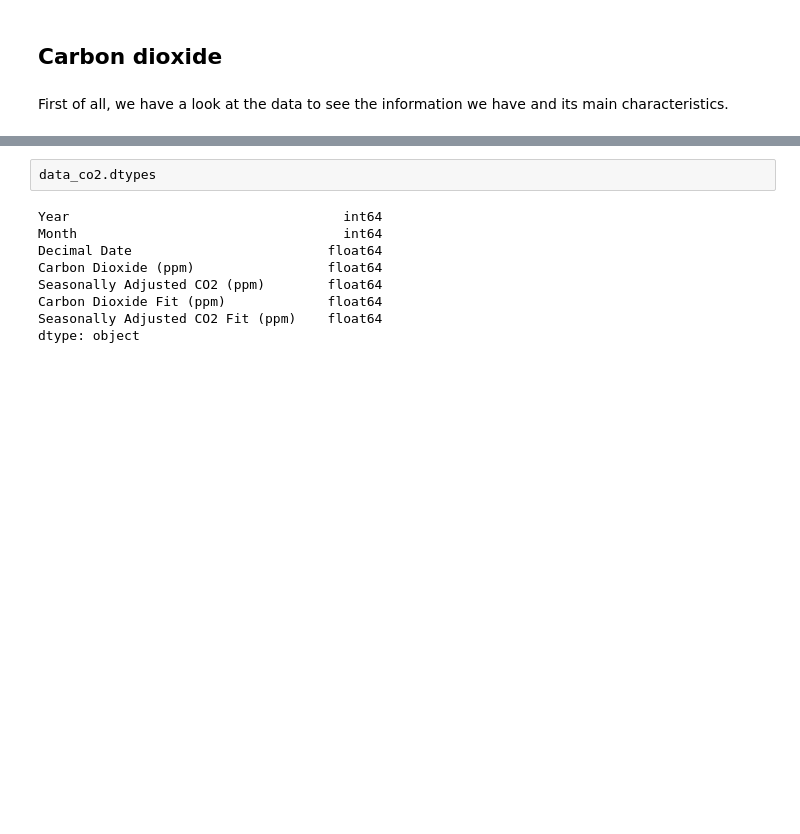
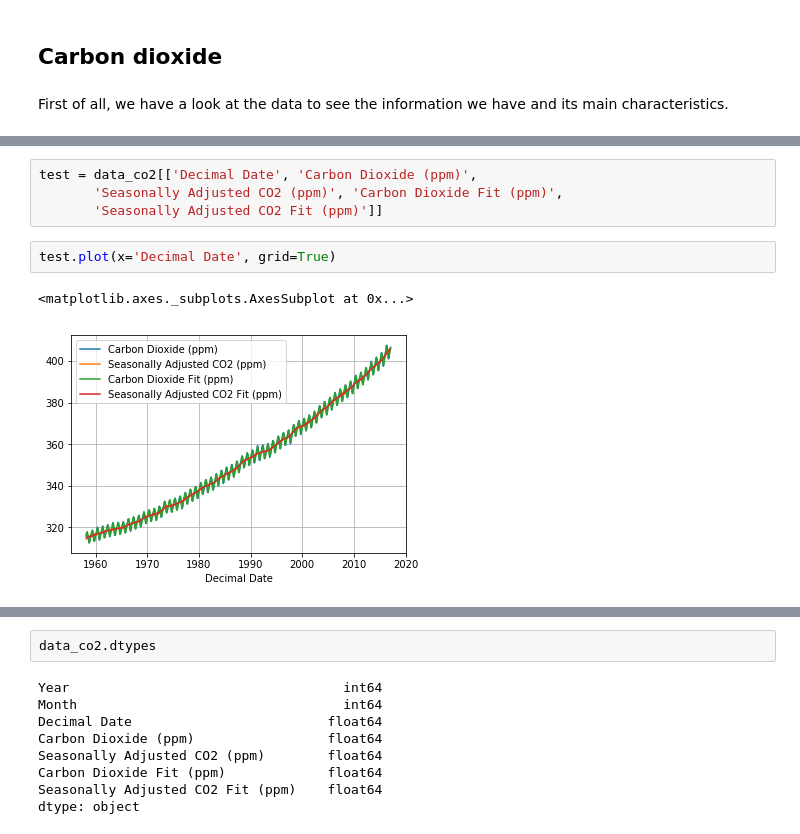
Before and after one commit to annaviper/climate-change, a Jupyter notebook: 1_data_cleaning.ipynb, the cells around one changed output, grey strips where cells are left out. Cells and saved outputs as stored; diff of their text form; blank space fills up the shorter version.

```diff
--- a/1_data_cleaning.ipynb
+++ b/1_data_cleaning.ipynb
@@ -24,3 +28,12 @@ data_co2.head()
 | 2 | 1958 | 3 | 1958.2027 | 315.69 | 314.42 | 316.18 | ... |
 | 3 | 1958 | 4 | 1958.2877 | 317.45 | 315.15 | 317.30 | ... |
 | 4 | 1958 | 5 | 1958.3699 | 317.50 | 314.73 | 317.83 | ... |
+# %%
+test = data_co2[['Decimal Date', 'Carbon Dioxide (ppm)',
+       'Seasonally Adjusted CO2 (ppm)', 'Carbon Dioxide Fit (ppm)',
+       'Seasonally Adjusted CO2 Fit (ppm)']]
+# %%
+test.plot(x='Decimal Date', grid=True)
+# %% [output]
+<matplotlib.axes._subplots.AxesSubplot at 0x...>
+[figure, added]
```
Also changed, not shown: parts of 21 cells of this notebook.
